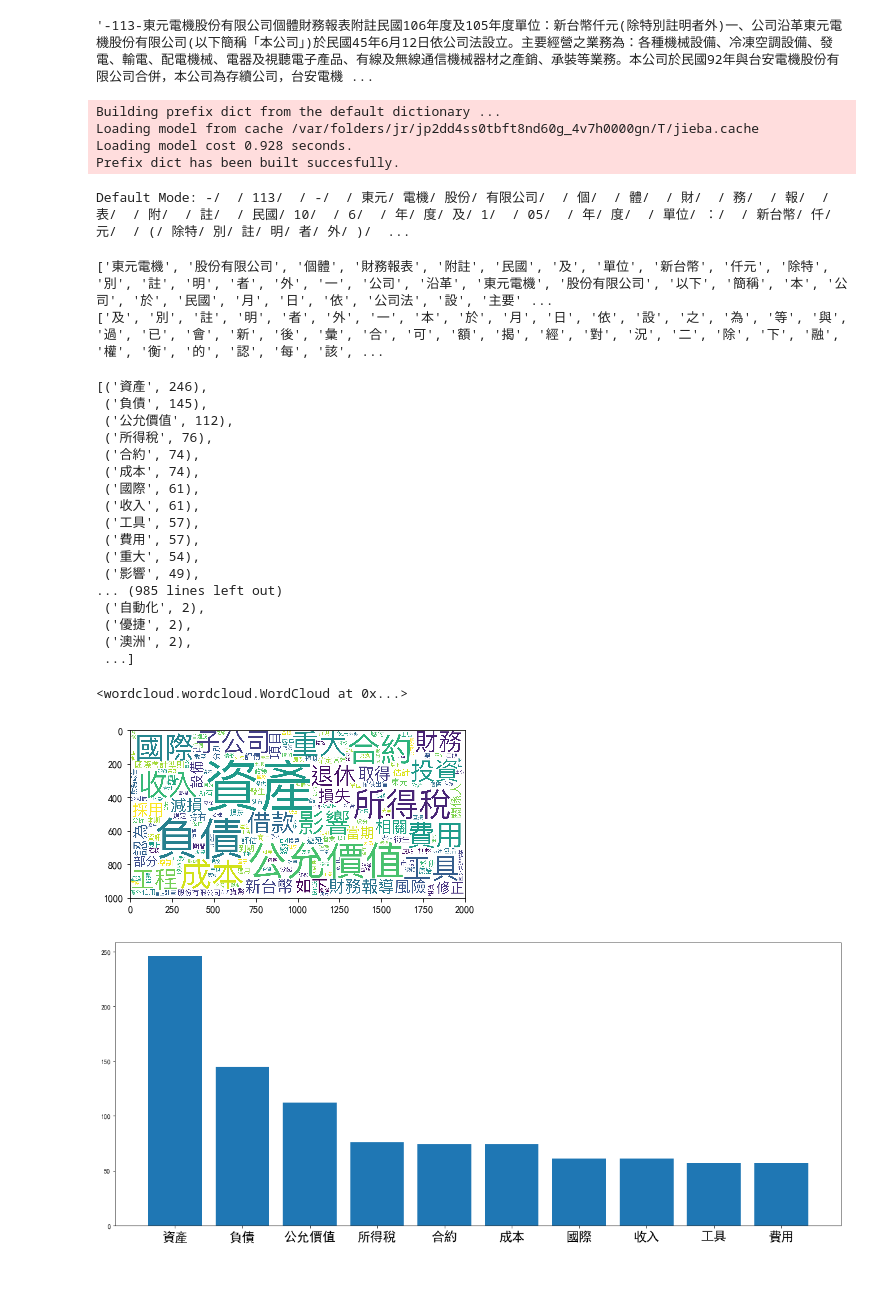
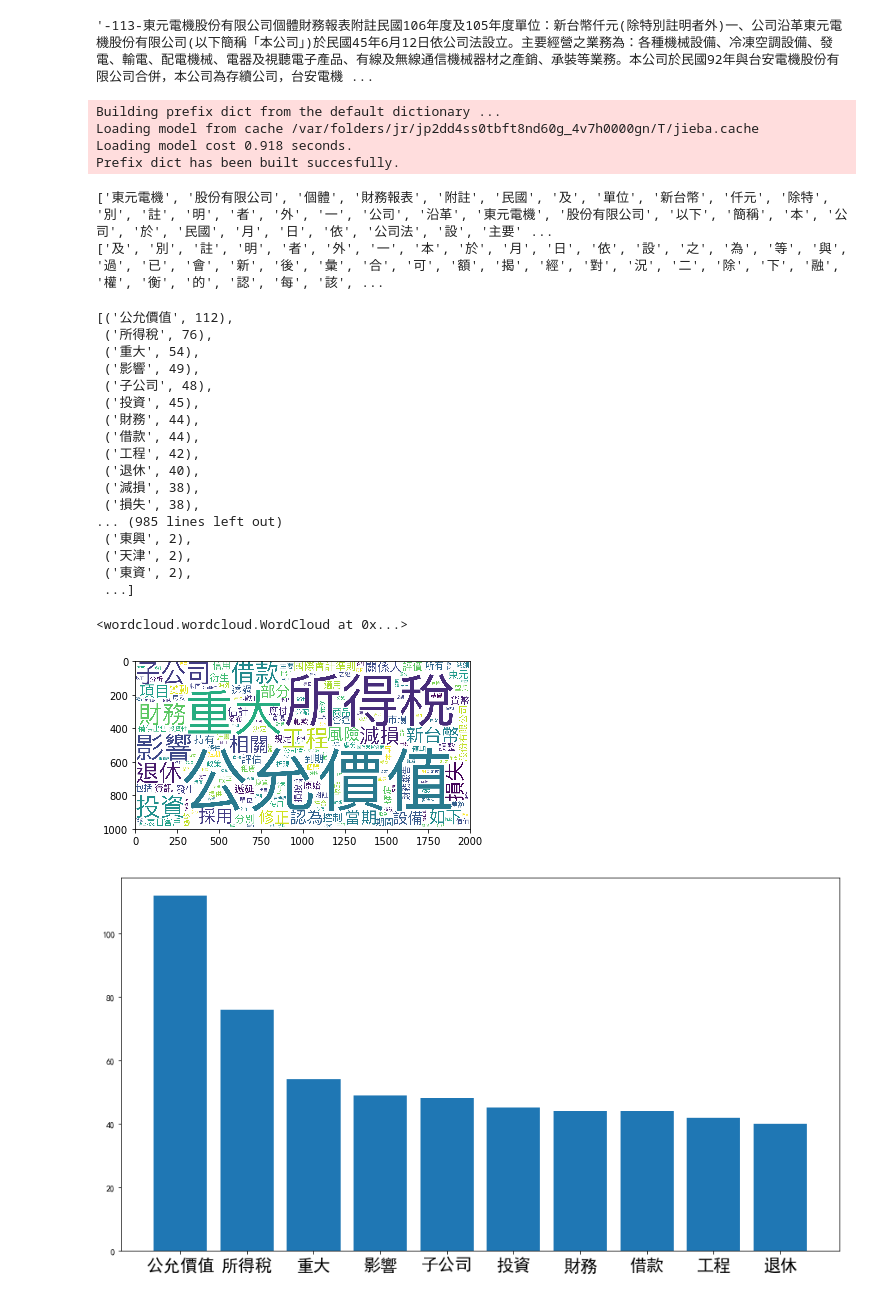
Before and after one commit to singlien/NTU-CSX-Project, a Jupyter notebook: week4/week4.ipynb, the cells around one changed output. Drawn from its saved outputs; the diff is of its cells as text; code cells hidden in the pictures.

```diff
--- a/week4/week4.ipynb
+++ b/week4/week4.ipynb
@@ -30,20 +30,15 @@ data.replace(" ","")
 '-113-東元電機股份有限公司個體財務報表附註民國106年度及105年度單位：新台幣仟元(除特別註明者外)一、公司沿革東元電機股份有限公司(以下簡稱「本公司」)於民國45年6月12日依公司法設立。主要經營之業務為：各種機械設備、冷凍空調設備、發電、輸電、配電機械、電器及視聽電子產品、有線及無線通信機械器材之產銷、承裝等業務。本公司於民國92年與台安電機股份有限公司合併，本公司為存續公司，台安電機 ...
 # %%
 seg_list = jieba.cut(data, cut_all=False)  # 精确模式
-print("Default Mode: " + "/ ".join(seg_list))
+# print("Default Mode: " + "/ ".join(seg_list))
-# %% [output]
-Building prefix dict from the default dictionary ...
-Loading model from cache /var/folders/jr/jp2dd4ss0tbft8nd60g_4v7h0000gn/T/jieba.cache
-Loading model cost 0.928 seconds.
-Prefix dict has been built succesfully.
-Default Mode: -/  / 113/  / -/  / 東元/ 電機/ 股份/ 有限公司/  / 個/  / 體/  / 財/  / 務/  / 報/  / 表/  / 附/  / 註/  / 民國/ 10/  / 6/  / 年/ 度/ 及/ 1/  / 05/  / 年/ 度/  / 單位/ ：/  / 新台幣/ 仟/ 元/  / (/ 除特/ 別/ 註/ 明/ 者/ 外/ )/  ...
 # %%
 new_data=""
 for d in data:
     if is_chinese(d):
         new_data+=d
 # %%
-stopwords = ["集團","股份","有限公司","年度","公司","企業","準則","民國","包含","第號","可能","解釋","支付","當現","其他","綜合"]
+stopwords = ["集團","收入","成本","費用","工具","國際","合約","財務報導","取得",
+             "股份","有限公司","年度","公司","企業","準則","民國","包含","第號","可能","解釋","支付","當現","其他","綜合","資產","負債"]
 
 puncs = '！？｡＂＃＄％＆＇（）＊＋，－／：；＜＝＞＠［＼］＾＿｀｛｜｝～｟｠｢｣､、〃》「」『』【】〔〕〖〗〘〙〚〛〜〝〞〟〰〾〿–—‘’‛“”„‟…‧﹏.。'
 
@@ -58,6 +53,11 @@ for w in addword:
     jieba.add_word(w, freq=None, tag=None)
 for w in delword:
     jieba.del_word(w)
+# %% [output]
+Building prefix dict from the default dictionary ...
+Loading model from cache /var/folders/jr/jp2dd4ss0tbft8nd60g_4v7h0000gn/T/jieba.cache
+Loading model cost 0.918 seconds.
+Prefix dict has been built succesfully.
 # %%
 seg_list = jieba.cut(new_data, cut_all=False)
 seg_list = list(seg_list)
@@ -81,22 +81,22 @@ for w in seg_list:
 ten = sorted(wordDict.items(), key=lambda x: x[1],reverse = True)
 ten
 # %% [output]
-[('資產', 246),
- ('負債', 145),
- ('公允價值', 112),
+[('公允價值', 112),
  ('所得稅', 76),
- ('合約', 74),
- ('成本', 74),
- ('國際', 61),
- ('收入', 61),
- ('工具', 57),
- ('費用', 57),
  ('重大', 54),
  ('影響', 49),
+ ('子公司', 48),
+ ('投資', 45),
+ ('財務', 44),
+ ('借款', 44),
+ ('工程', 42),
+ ('退休', 40),
+ ('減損', 38),
+ ('損失', 38),
 ... (985 lines left out)
- ('自動化', 2),
- ('優捷', 2),
- ('澳洲', 2),
+ ('東興', 2),
+ ('天津', 2),
+ ('東資', 2),
  ...]
 # %%
 font = "/System/Library/Fonts/PingFang.ttc"
@@ -106,7 +106,7 @@ plt.imshow(wordcloud)
 wordcloud.to_file('week4_wordcloud.png')
 # %% [output]
 <wordcloud.wordcloud.WordCloud at 0x...>
-[figure, old version]
+[figure, new version]
 # %%
 data = []
 for t in ten[:10]:
@@ -116,9 +116,9 @@ for t in ten[:10]:
     label.append(t[0])
 # %%
 plt.rcParams["font.sans-serif"]=["SimHei"]
-plt.figure(figsize=(20,8))
+plt.figure(figsize=(15,8))
 plt.bar(range(0,10),data)
 plt.xticks(range(0,10),label,fontsize=20)
 plt.savefig("week4_plt.png")
 # %% [output]
-[figure, old version]
+[figure, new version]
```
Also changed, not shown: 2 other files.
